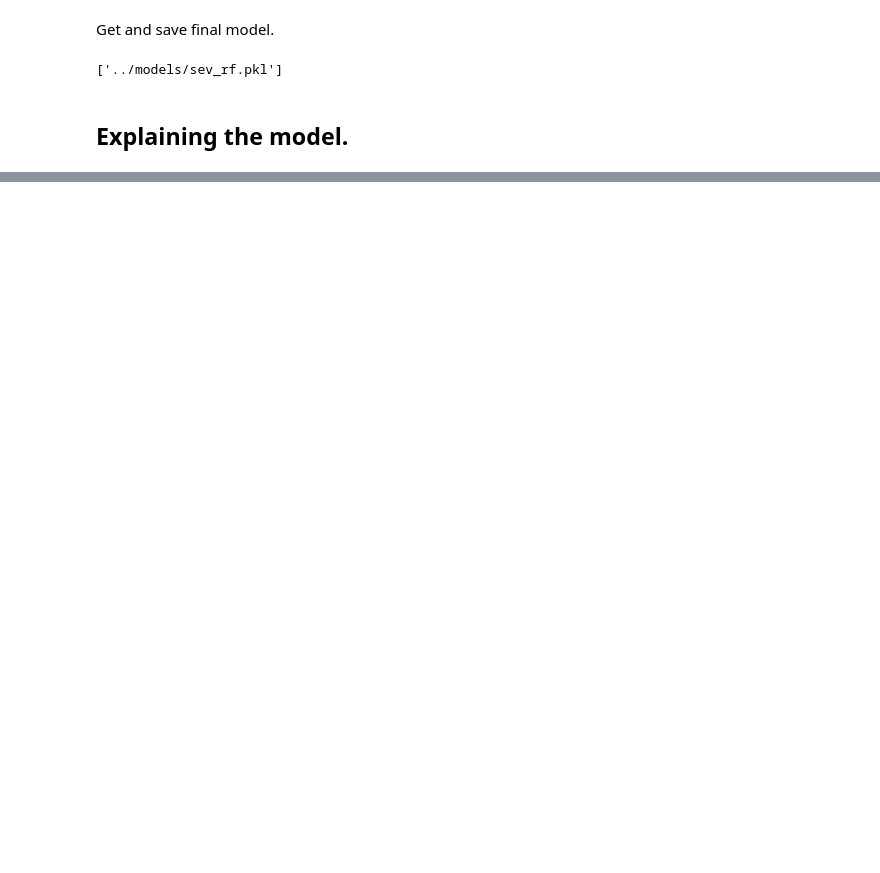
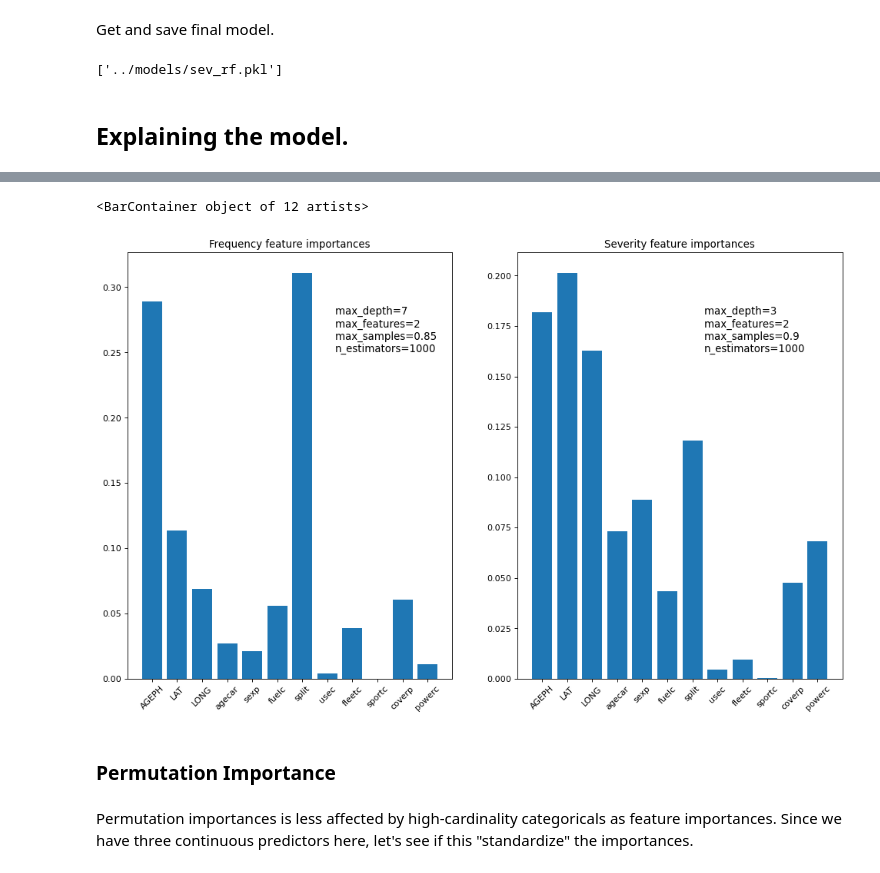
Before and after one commit to galezon/DSNLI-Project, a Jupyter notebook: random_trees/main.ipynb, the cells around one changed output, grey strips where cells are left out. Cells and saved outputs as stored; diff of their text form; code cells hidden in the pictures; blank space fills up the shorter version.

```diff
--- a/random_trees/main.ipynb
+++ b/random_trees/main.ipynb
@@ -534,0 +547,30 @@ depthsix_ninety
+# %%
+freq_importances = pd.DataFrame({"Feature":freq_rf_final.feature_names_in_,
+                                 "Importance": freq_rf_final.feature_importances_})
+
+sev_importances = pd.DataFrame({"Feature":sev_rf_final.feature_names_in_,
+                                 "Importance": sev_rf_final.feature_importances_})
+# %%
+freq_text = "max_depth=7 \nmax_features=2 \nmax_samples=0.85 \nn_estimators=1000"
+sev_text = "max_depth=3 \nmax_features=2 \nmax_samples=0.9 \nn_estimators=1000"
+# %%
+plt.figure(figsize=(15, 9), dpi=80)
+
+plt.subplot(1, 2, 1)
+plt.xticks(rotation=45)
+plt.title("Frequency feature importances")
+plt.figtext(0.35, 0.70, freq_text, fontsize="large")
+plt.bar(x=freq_importances["Feature"], height=freq_importances['Importance'])
+
+plt.subplot(1, 2, 2)
+plt.xticks(rotation=45)
+plt.title("Severity feature importances")
+plt.figtext(0.75, 0.70, sev_text, fontsize="large")
+plt.bar(x=sev_importances["Feature"], height=sev_importances['Importance'])
+# %% [output]
+<BarContainer object of 12 artists>
+[figure, added]
+# %% [markdown]
+### Permutation Importance
+# %% [markdown]
+Permutation importances is less affected by high-cardinality categoricals as feature importances. Since we have three continuous predictors here, let's see if this "standardize" the importances.
```
Also changed, not shown: parts of 36 cells of this notebook, 5 other files.
